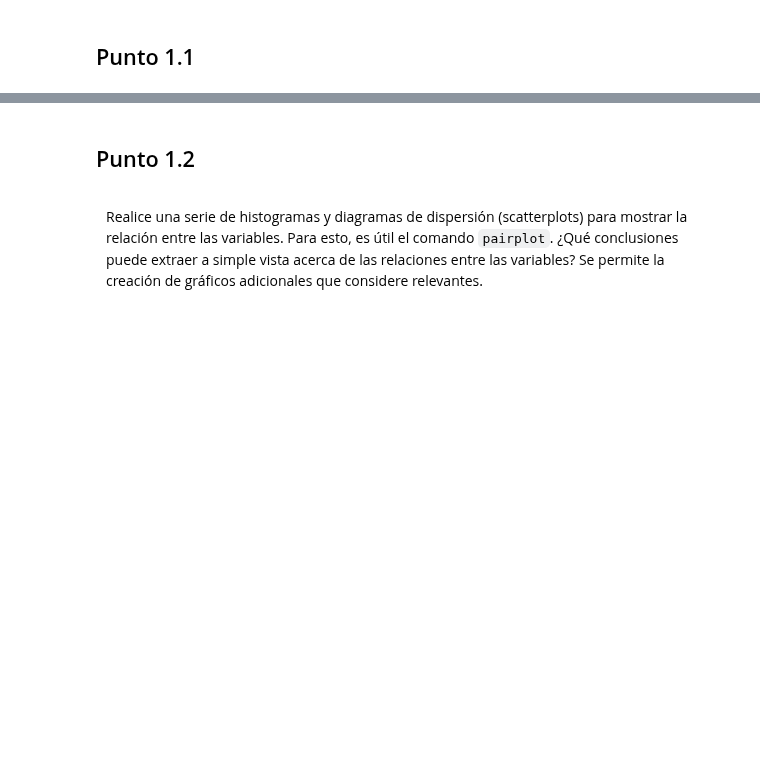
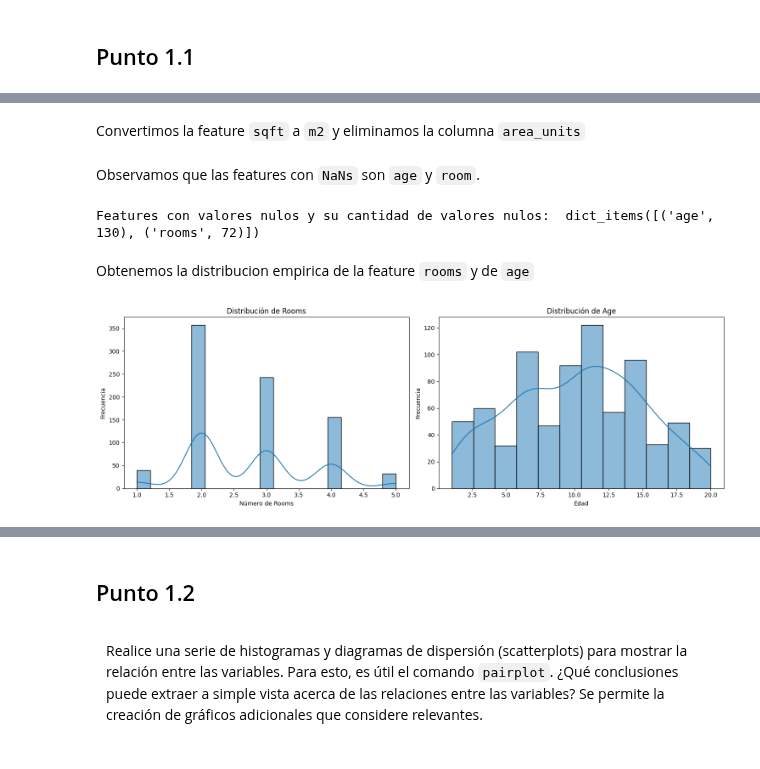
Before and after one commit to frizynn/tp1-machine-learning, a Jupyter notebook: src/Entrega_Tp1.ipynb, the cells around one changed output, grey strips where cells are left out. Cells and saved outputs as stored; diff of their text form; code cells hidden in the pictures; blank space fills up the shorter version.

````diff
--- a/src/Entrega_Tp1.ipynb
+++ b/src/Entrega_Tp1.ipynb
@@ -11,0 +25,2 @@ import matplotlib.pyplot as plt
+# %% [markdown]
+Convertimos la feature ```sqft``` a ```m2``` y eliminamos la columna ```area_units```
@@ -11,0 +34,37 @@ import matplotlib.pyplot as plt
+# %% [markdown]
+Observamos que las features con ```NaNs``` son ```age``` y ```room```.
+# %%
+from utils import get_nan_features
+
+nan_features = get_nan_features(df)
+
+
+print("Features con valores nulos y su cantidad de valores nulos: ", nan_features.items())
+# %% [output]
+Features con valores nulos y su cantidad de valores nulos:  dict_items([('age', 130), ('rooms', 72)])
+# %% [markdown]
+Obtenemos la distribucion empirica de la feature ```rooms``` y de ```age```
+# %%
+import seaborn as sns
+
+import matplotlib.pyplot as plt
+
+# Crear una figura con subplots
+fig, axes = plt.subplots(1, 2, figsize=(15, 5))
+
+# Histograma para la distribución de 'rooms'
+sns.histplot(df['rooms'], kde=True, ax=axes[0])
+axes[0].set_title('Distribución de Rooms')
+axes[0].set_xlabel('Número de Rooms')
+axes[0].set_ylabel('Frecuencia')
+
+# Histograma para la distribución de 'age'
+sns.histplot(df['age'], kde=True, ax=axes[1])
+axes[1].set_title('Distribución de Age')
+axes[1].set_xlabel('Edad')
+axes[1].set_ylabel('Frecuencia')
+
+plt.tight_layout()
+plt.show()
+# %% [output]
+[figure, added]
````
Also changed, not shown: parts of 35 cells of this notebook, 11 other files.
